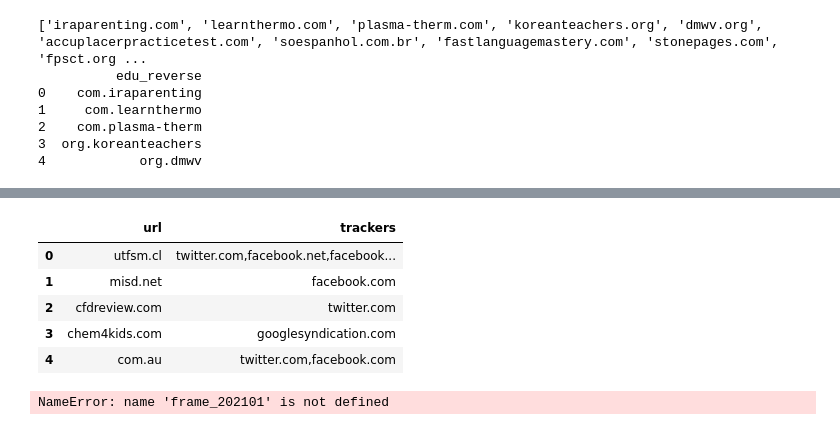
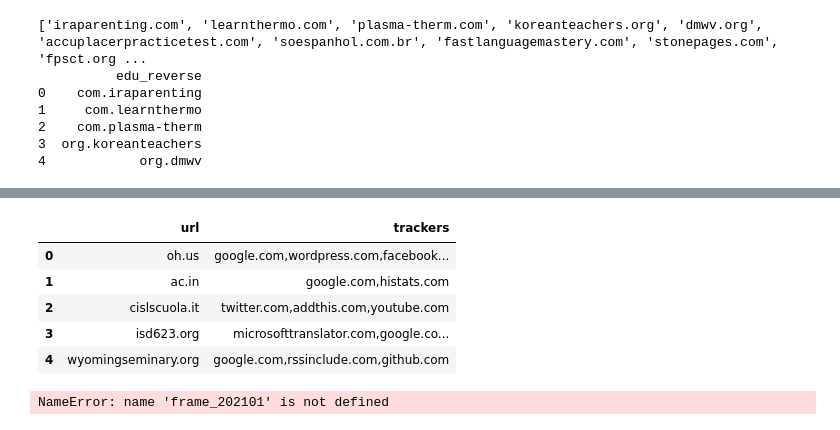
Before and after one commit to shuishen112/Privacy_Lost, a Jupyter notebook: common_crawl/edu_trackers_changes.ipynb, the cells around one changed output, grey strips where cells are left out. Cells and saved outputs as stored; diff of their text form; code cells hidden in the pictures.

```diff
--- a/common_crawl/edu_trackers_changes.ipynb
+++ b/common_crawl/edu_trackers_changes.ipynb
@@ -31,7 +31,7 @@ import glob
 
 def frame_construct(time):
 
-    filenames = glob.glob('edu_trackers_{}_rank_1_new/*.csv'.format(time))
+    filenames = glob.glob('dataset/base_filelist_{}/*.csv'.format(time))
     li = []
     for filename in filenames:
         df = pd.read_csv(filename,index_col=None,header = 0)
@@ -79,8 +51,0 @@ print(len_list)
-# %%
-# 找出其中公共的网站
-frame_base = frame_201407_base_origin
-for item in frame_list_base_origin[1:]:
-    frame_base = frame_base.merge(item, on = "url", how = "inner")
-
-print(len(frame_base))
-frame_base.head()
@@ -137,64 +95,55 @@ frame_edu.head()
 # %%
 #将分离后多frame剥离出来
-x_base = ['2014_07','2015_01','2015_07','2016_02','2016_07',
-'2017_01','2017_07',"2018_01","2018_07","2019_01","2019_07","2020_01","2020_07"
-,"2021_01"]
-
-frame_base.columns = ["url"] + x_base
+x_base = ['2013_01','2014_01','2015_01','2016_01','2017_01',"2018_01","2019_01","2020_01","2021_01"]
+# frame_base.columns = ["url"] + x_base
 frame_edu.columns = ['url'] + x_base
 
-frame_201407_base = frame_base[['url','2014_07']]
-frame_201501_base = frame_base[['url','2015_01']]
-frame_201507_base = frame_base[['url','2015_07']]
-frame_201602_base = frame_base[['url','2016_02']]
-frame_201607_base = frame_base[['url','2016_07']]
-frame_201701_base = frame_base[['url','2017_01']]
-frame_201707_base = frame_base[['url','2017_07']]
-frame_201801_base = frame_base[['url','2018_01']]
-frame_201807_base = frame_base[['url','2018_07']]
-frame_201901_base = frame_base[['url','2019_01']]
-frame_201907_base = frame_base[['url','2019_07']]
-frame_202001_base = frame_base[['url','2020_01']]
-frame_202007_base = frame_base[['url','2020_07']]
-frame_202101_base = frame_base[['url','2021_01']]
+# frame_201407_base = frame_base[['url','2014_07']]
+# frame_201501_base = frame_base[['url','2015_01']]
+# frame_201507_base = frame_base[['url','2015_07']]
+# frame_201602_base = frame_base[['url','2016_02']]
+# frame_201607_base = frame_base[['url','2016_07']]
+# frame_201701_base = frame_base[['url','2017_01']]
+# frame_201707_base = frame_base[['url','2017_07']]
+# frame_201801_base = frame_base[['url','2018_01']]
+# frame_201807_base = frame_base[['url','2018_07']]
+# frame_201901_base = frame_base[['url','2019_01']]
+# frame_201907_base = frame_base[['url','2019_07']]
+# frame_202001_base = frame_base[['url','2020_01']]
+# frame_202007_base = frame_base[['url','2020_07']]
+# frame_202101_base = frame_base[['url','2021_01']]
 
-frame_201407_edu = frame_edu[['url','2014_07']]
+frame_201301_edu = frame_edu[['url','2013_01']]
+frame_201401_edu = frame_edu[['url','2014_01']]
 frame_201501_edu = frame_edu[['url','2015_01']]
-frame_201507_edu = frame_edu[['url','2015_07']]
-frame_201602_edu = frame_edu[['url','2016_02']]
-frame_201607_edu = frame_edu[['url','2016_07']]
+frame_201601_edu = frame_edu[['url','2016_01']]
 frame_201701_edu = frame_edu[['url','2017_01']]
-frame_201707_edu = frame_edu[['url','2017_07']]
 frame_201801_edu = frame_edu[['url','2018_01']]
-frame_201807_edu = frame_edu[['url','2018_07']]
 frame_201901_edu = frame_edu[['url','2019_01']]
-frame_201907_edu = frame_edu[['url','2019_07']]
 frame_202001_edu = frame_edu[['url','2020_01']]
-frame_202007_edu = frame_edu[['url','2020_07']]
 frame_202101_edu = frame_edu[['url','2021_01']]
 
-frame_list_edu = [frame_201407_edu,frame_201501_edu,frame_201507_edu,frame_201602_edu,frame_201607_edu,
-frame_201701_edu,frame_201707_edu,frame_201801_edu,frame_201807_edu,frame_201901_edu,frame_201907_edu,frame_202001_edu,frame_202007_edu,frame_202101_edu]
+frame_list_edu = [frame_201301_edu,frame_201401_edu,frame_201501_edu,frame_201601_edu,frame_201701_edu,frame_201801_edu,frame_201901_edu,frame_202001_edu,frame_202101_edu]
 
 for item in frame_list_edu:
     item.columns = ['url',"trackers"]
 
-frame_list_base = [frame_201407_base,frame_201501_base,frame_201507_base,
-frame_201602_base,frame_201607_base,frame_201701_base,frame_201707_base,frame_201801_base,
-frame_201807_base,frame_201901_base,frame_201907_base,frame_202001_base,frame_202007_base
-,frame_202101_base]
+# frame_list_base = [frame_201407_base,frame_201501_base,frame_201507_base,
+# frame_201602_base,frame_201607_base,frame_201701_base,frame_201707_base,frame_201801_base,
+# frame_201807_base,frame_201901_base,frame_201907_base,frame_202001_base,frame_202007_base
+# ,frame_202101_base]
 
-for item in frame_list_base:
-    item.columns = ['url',"trackers"]
+# for item in frame_list_base:
+#     item.columns = ['url',"trackers"]
 
-frame_201407_edu.head()
+frame_201301_edu.head()
 # %% [output]
 |  | url | trackers |
-| 0 | utfsm.cl | twitter.com,facebook.net,facebook... |
-| 1 | misd.net | facebook.com |
-| 2 | cfdreview.com | twitter.com |
-| 3 | chem4kids.com | googlesyndication.com |
-| 4 | com.au | twitter.com,facebook.com |
+| 0 | oh.us | google.com,wordpress.com,facebook... |
+| 1 | ac.in | google.com,histats.com |
+| 2 | cislscuola.it | twitter.com,addthis.com,youtube.com |
+| 3 | isd623.org | microsofttranslator.com,google.co... |
+| 4 | wyomingseminary.org | google.com,rssinclude.com,github.com |
 # %%
 # 计算不同国家教育网站的trackres数量
 
```
Also changed, not shown: parts of 5 cells of this notebook, 4 other files.
